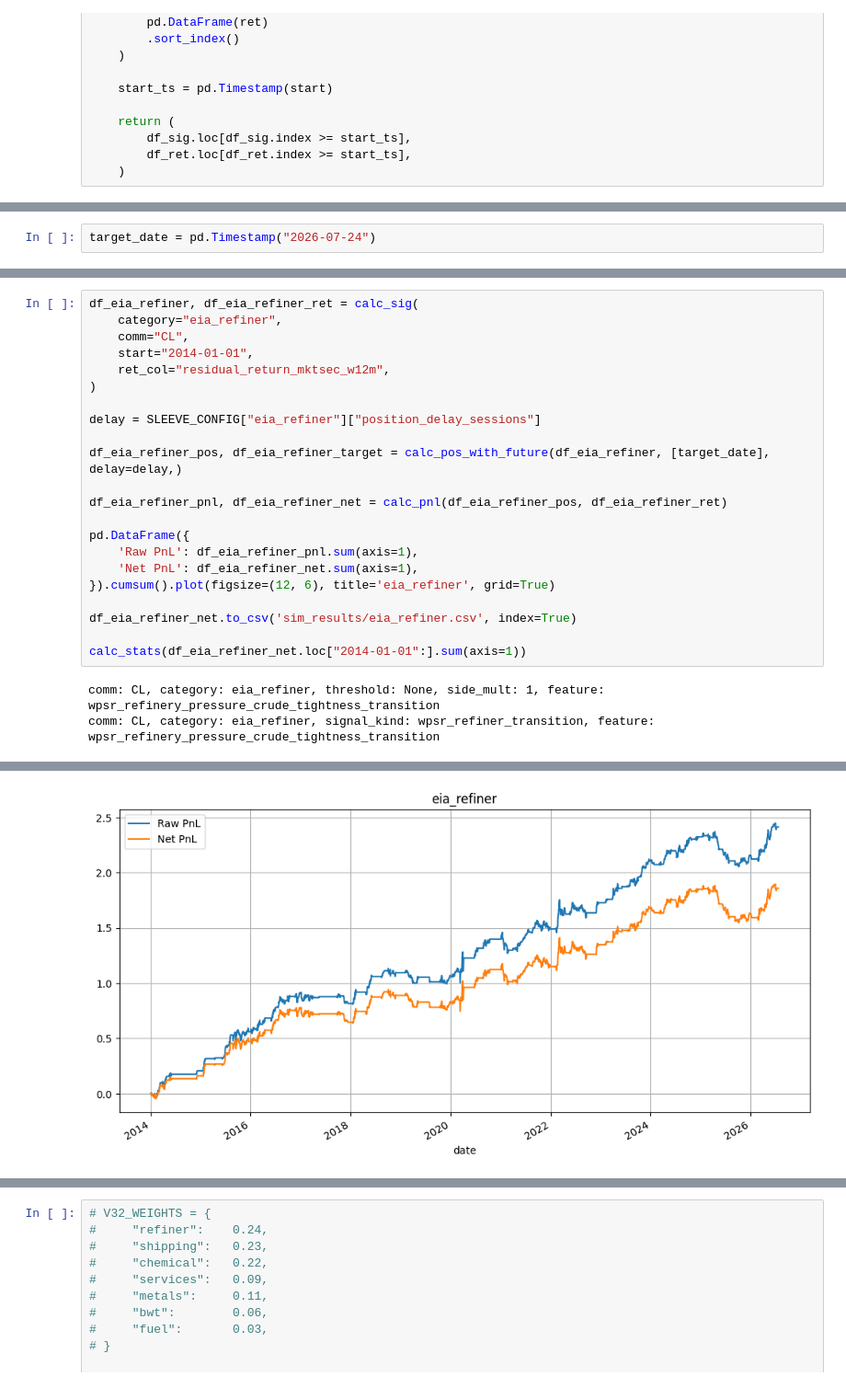
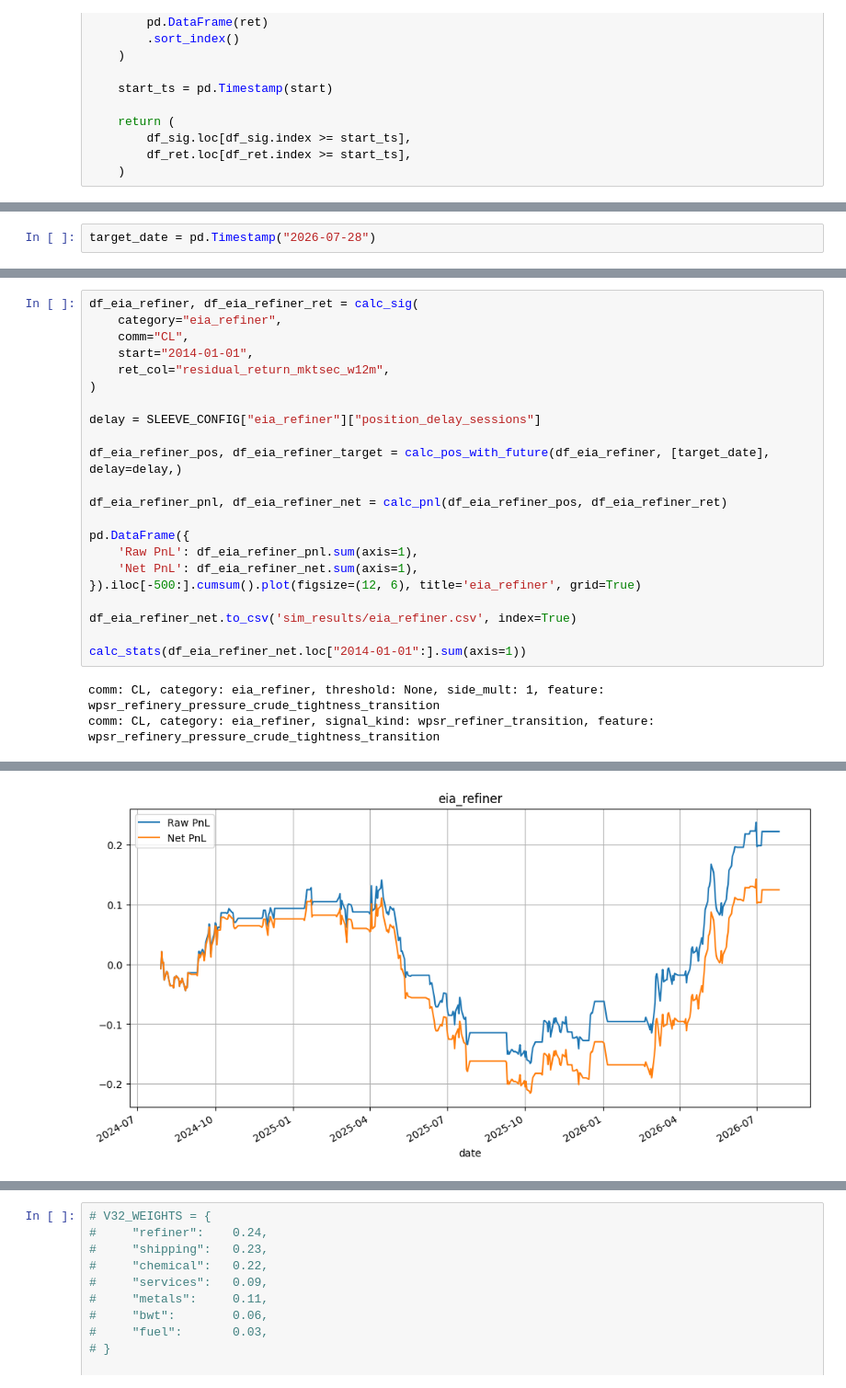
Before and after one commit to chenxu0602/comm-ls, a Jupyter notebook: notebooks/backtest_cl.ipynb, the cells around one changed output, grey strips where cells are left out. Shown at 92% size. Cells and saved outputs as stored; diff of their text form.

```diff
--- a/notebooks/backtest_cl.ipynb
+++ b/notebooks/backtest_cl.ipynb
@@ -834,7 +966,7 @@ def calc_stats(ds: pd.Series) -> pd.DataFrame:
         'sharpe': sharpes,
     }).set_index('Year').round(3)
 # %%
-target_date = pd.Timestamp("2026-07-24")
+target_date = pd.Timestamp("2026-07-28")
 # %%
 crack_results = {}
 
@@ -971,7 +1103,7 @@ df_eia_refiner_pnl, df_eia_refiner_net = calc_pnl(df_eia_refiner_pos, df_eia_ref
 pd.DataFrame({
     'Raw PnL': df_eia_refiner_pnl.sum(axis=1),
     'Net PnL': df_eia_refiner_net.sum(axis=1),
-}).cumsum().plot(figsize=(12, 6), title='eia_refiner', grid=True)
+}).iloc[-500:].cumsum().plot(figsize=(12, 6), title='eia_refiner', grid=True)
 
 df_eia_refiner_net.to_csv('sim_results/eia_refiner.csv', index=True)
 
@@ -998,4 +1130,4 @@ comm: CL, category: eia_refiner, signal_kind: wpsr_refiner_transition, feature:
-[figure, old version]
+[figure, new version]
 # %%
 df_psx_ref, df_ret = calc_sig('psx_ref', 'CL')
 
```
Also changed, not shown: parts of 18 cells of this notebook, 13 other files.
